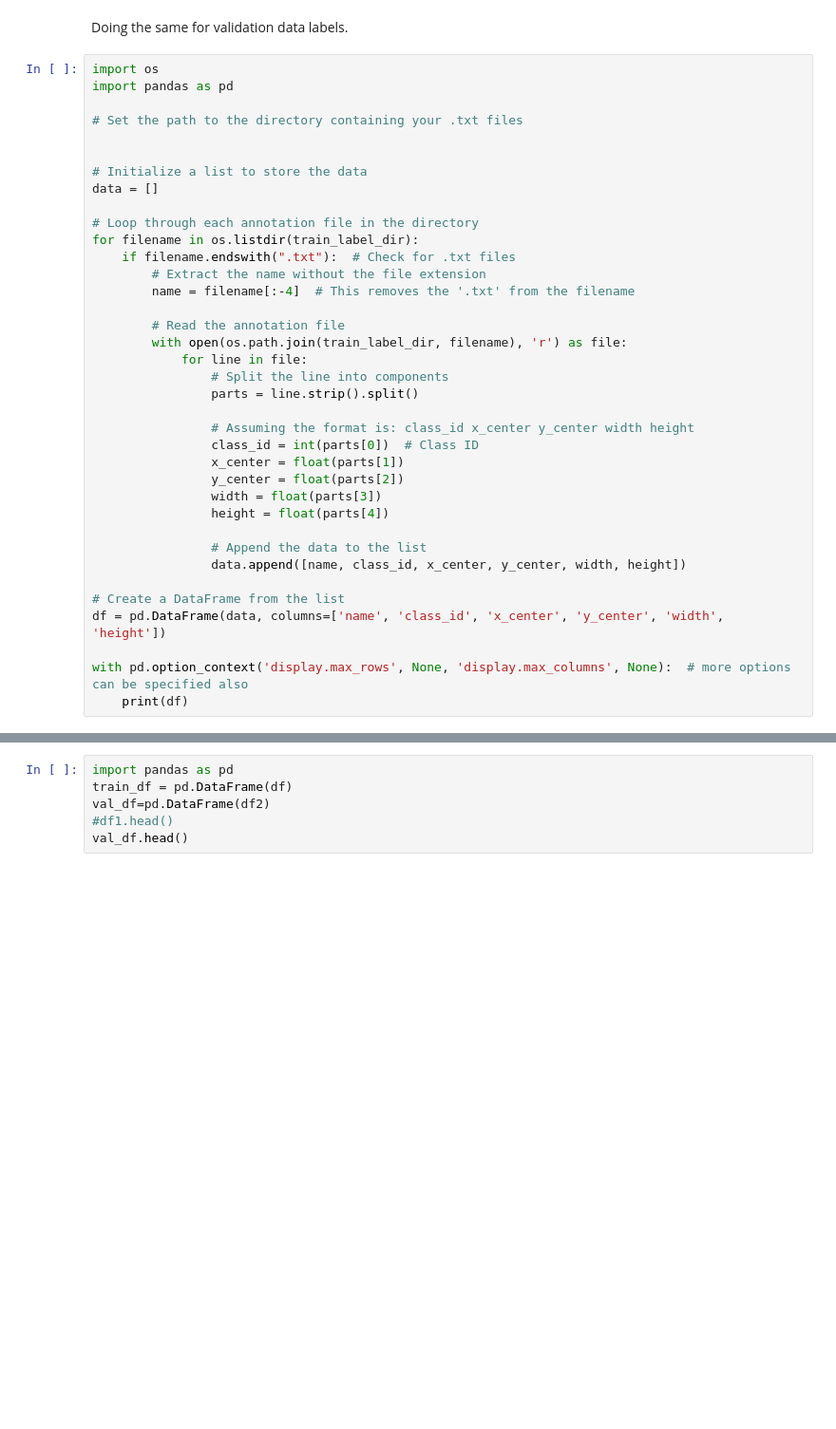
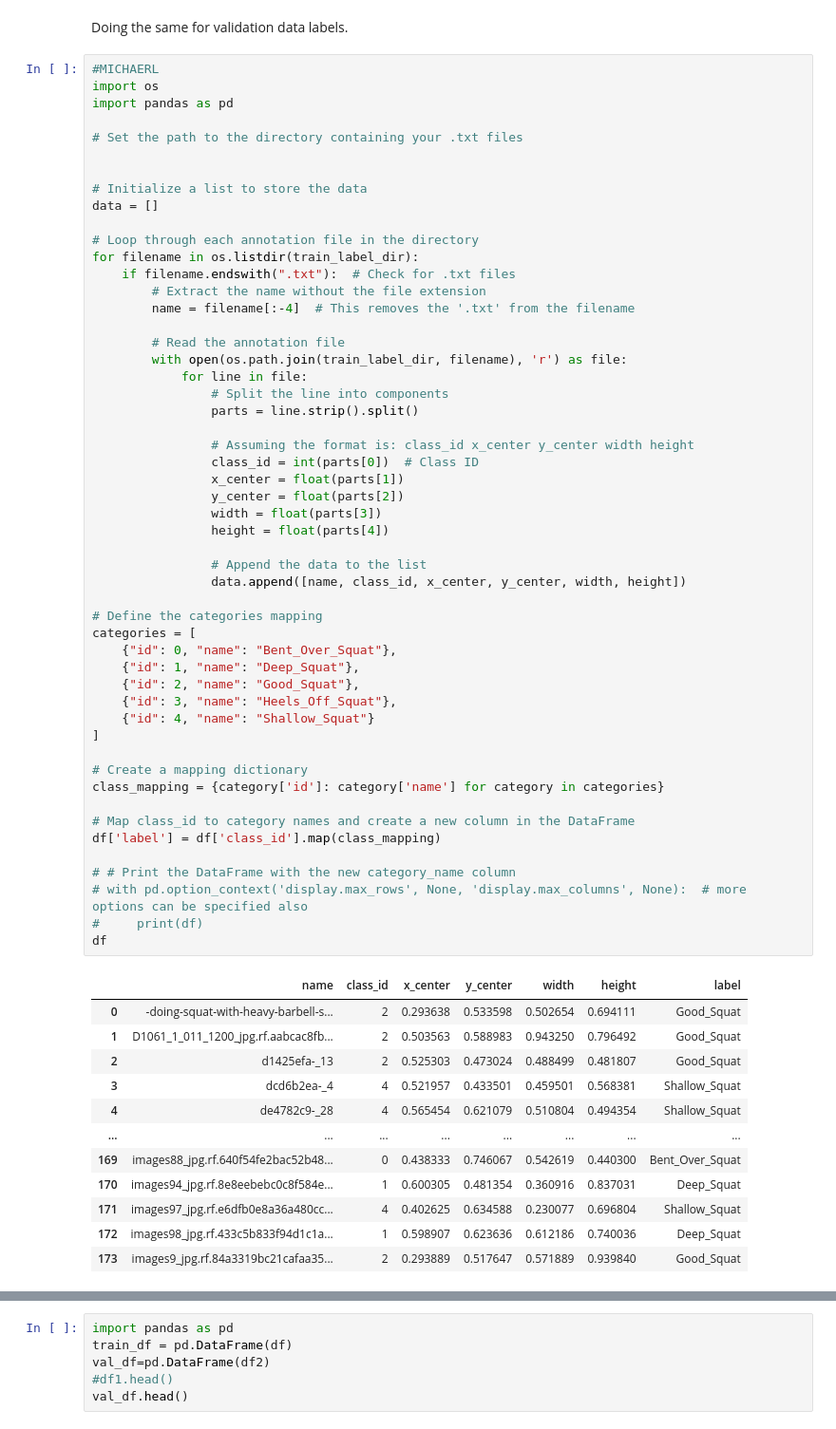
Before and after one commit to MichaelDresler/ComputerVisionProject, a Jupyter notebook: ComputerVision.ipynb, the cells around one changed output, grey strips where cells are left out. Shown at 95% size. Cells and saved outputs as stored; diff of their text form; blank space fills up the shorter version.

```diff
--- a/ComputerVision.ipynb
+++ b/ComputerVision.ipynb
@@ -241,40 +241,67 @@ Streaming output truncated to the last 5000 lines.
 # %% [markdown]
 Doing the same for validation data labels.
 # %%
+#MICHAERL
 import os
 import pandas as pd
 
 # Set the path to the directory containing your .txt files
 
 
 # Initialize a list to store the data
 data = []
 
 # Loop through each annotation file in the directory
 for filename in os.listdir(train_label_dir):
     if filename.endswith(".txt"):  # Check for .txt files
         # Extract the name without the file extension
         name = filename[:-4]  # This removes the '.txt' from the filename
 
         # Read the annotation file
         with open(os.path.join(train_label_dir, filename), 'r') as file:
             for line in file:
                 # Split the line into components
                 parts = line.strip().split()
 
                 # Assuming the format is: class_id x_center y_center width height
                 class_id = int(parts[0])  # Class ID
                 x_center = float(parts[1])
                 y_center = float(parts[2])
                 width = float(parts[3])
                 height = float(parts[4])
 
                 # Append the data to the list
                 data.append([name, class_id, x_center, y_center, width, height])
 
-# Create a DataFrame from the list
-df = pd.DataFrame(data, columns=['name', 'class_id', 'x_center', 'y_center', 'width', 'height'])
+# Define the categories mapping
+categories = [
+    {"id": 0, "name": "Bent_Over_Squat"},
+    {"id": 1, "name": "Deep_Squat"},
+    {"id": 2, "name": "Good_Squat"},
+    {"id": 3, "name": "Heels_Off_Squat"},
+    {"id": 4, "name": "Shallow_Squat"}
+]
 
-with pd.option_context('display.max_rows', None, 'display.max_columns', None):  # more options can be specified also
-    print(df)
+# Create a mapping dictionary
+class_mapping = {category['id']: category['name'] for category in categories}
+
+# Map class_id to category names and create a new column in the DataFrame
+df['label'] = df['class_id'].map(class_mapping)
+
+# # Print the DataFrame with the new category_name column
+# with pd.option_context('display.max_rows', None, 'display.max_columns', None):  # more options can be specified also
+#     print(df)
+df
 # %% [output]
+|  | name | class_id | x_center | y_center | width | height | label |
+| 0 | -doing-squat-with-heavy-barbell-s... | 2 | 0.293638 | 0.533598 | 0.502654 | 0.694111 | Good_Squat |
+| 1 | D1061_1_011_1200_jpg.rf.aabcac8fb... | 2 | 0.503563 | 0.588983 | 0.943250 | 0.796492 | Good_Squat |
+| 2 | d1425efa-_13 | 2 | 0.525303 | 0.473024 | 0.488499 | 0.481807 | Good_Squat |
+| 3 | dcd6b2ea-_4 | 4 | 0.521957 | 0.433501 | 0.459501 | 0.568381 | Shallow_Squat |
+| 4 | de4782c9-_28 | 4 | 0.565454 | 0.621079 | 0.510804 | 0.494354 | Shallow_Squat |
+| ... | ... | ... | ... | ... | ... | ... | ... |
+| 169 | images88_jpg.rf.640f54fe2bac52b48... | 0 | 0.438333 | 0.746067 | 0.542619 | 0.440300 | Bent_Over_Squat |
+| 170 | images94_jpg.rf.8e8eebebc0c8f584e... | 1 | 0.600305 | 0.481354 | 0.360916 | 0.837031 | Deep_Squat |
+| 171 | images97_jpg.rf.e6dfb0e8a36a480cc... | 4 | 0.402625 | 0.634588 | 0.230077 | 0.696804 | Shallow_Squat |
+| 172 | images98_jpg.rf.433c5b833f94d1c1a... | 1 | 0.598907 | 0.623636 | 0.612186 | 0.740036 | Deep_Squat |
+| 173 | images9_jpg.rf.84a3319bc21cafaa35... | 2 | 0.293889 | 0.517647 | 0.571889 | 0.939840 | Good_Squat |
```
Also changed, not shown: parts of 9 cells of this notebook.
